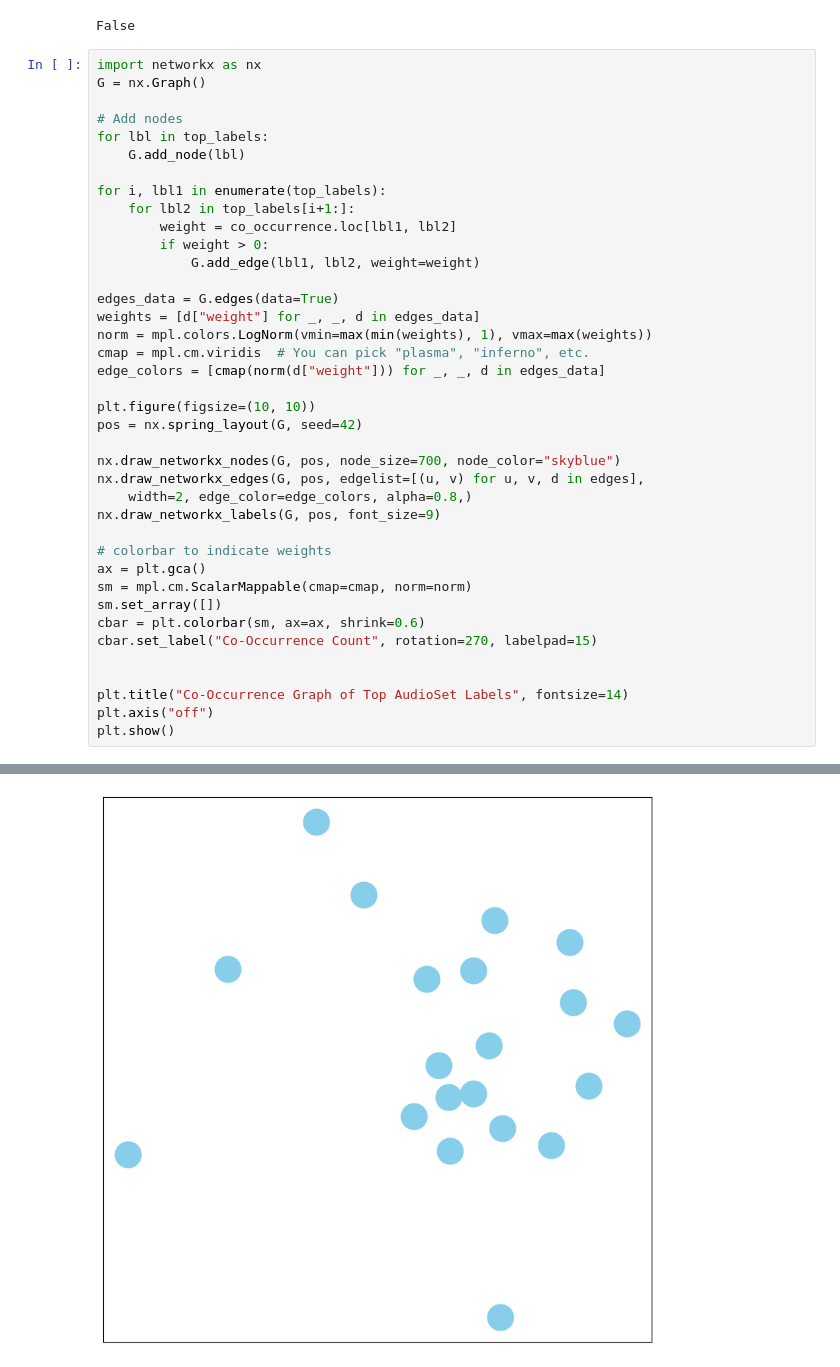
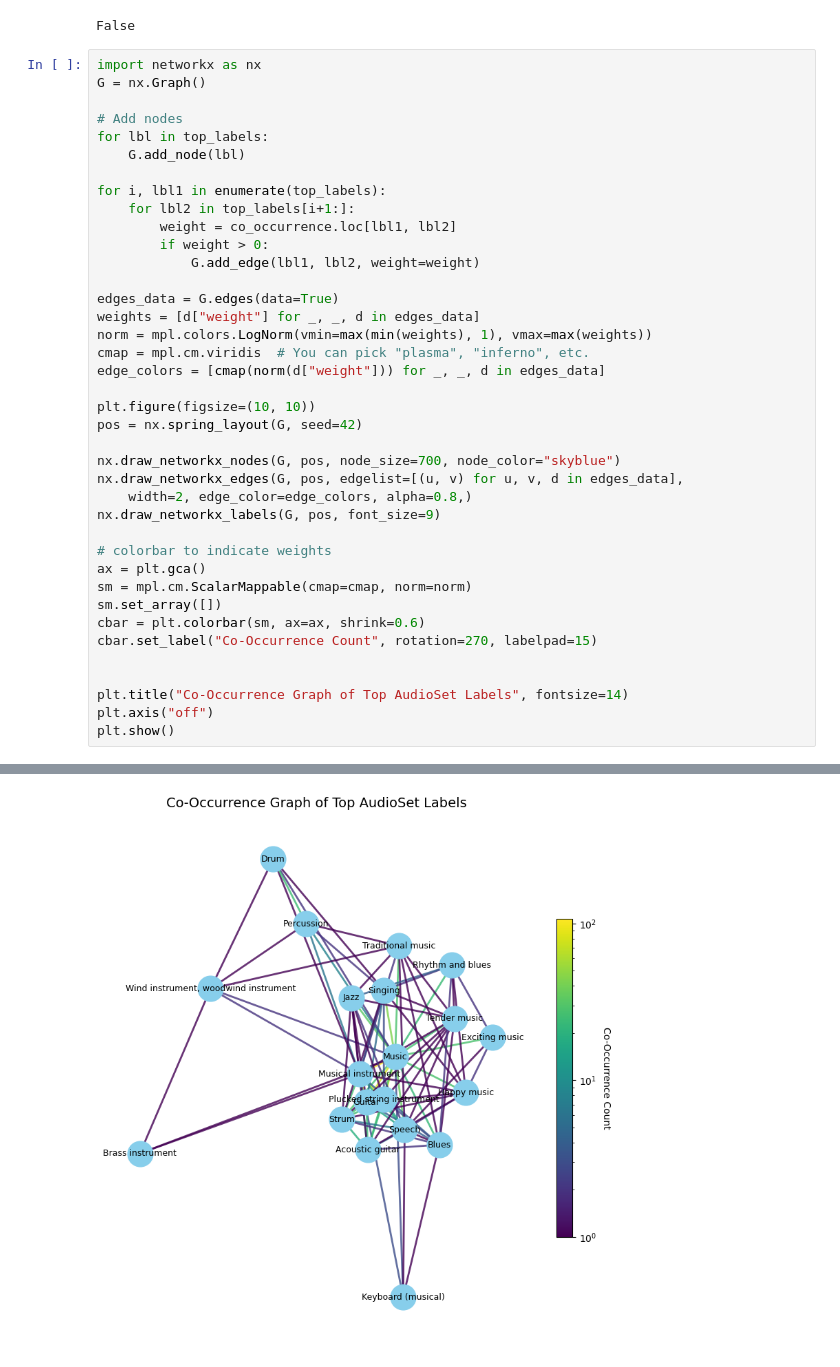
Before and after one commit to akar247/AudioLDM, a Jupyter notebook: Assignment 2.ipynb, the cells around one changed output, grey strips where cells are left out. Saved outputs shown, nothing was run; the diff lists cells and outputs as text.

```diff
--- a/Assignment 2.ipynb
+++ b/Assignment 2.ipynb
@@ -485,7 +485,7 @@ plt.figure(figsize=(10, 10))
 pos = nx.spring_layout(G, seed=42)
 
 nx.draw_networkx_nodes(G, pos, node_size=700, node_color="skyblue")
-nx.draw_networkx_edges(G, pos, edgelist=[(u, v) for u, v, d in edges],
+nx.draw_networkx_edges(G, pos, edgelist=[(u, v) for u, v, d in edges_data],
     width=2, edge_color=edge_colors, alpha=0.8,)
 nx.draw_networkx_labels(G, pos, font_size=9)
 
@@ -505 +504 @@ KeyError: 'Electric guitar'
-[figure, old version]
+[figure, new version]
```
Also changed, not shown: parts of 1 cell of this notebook.
